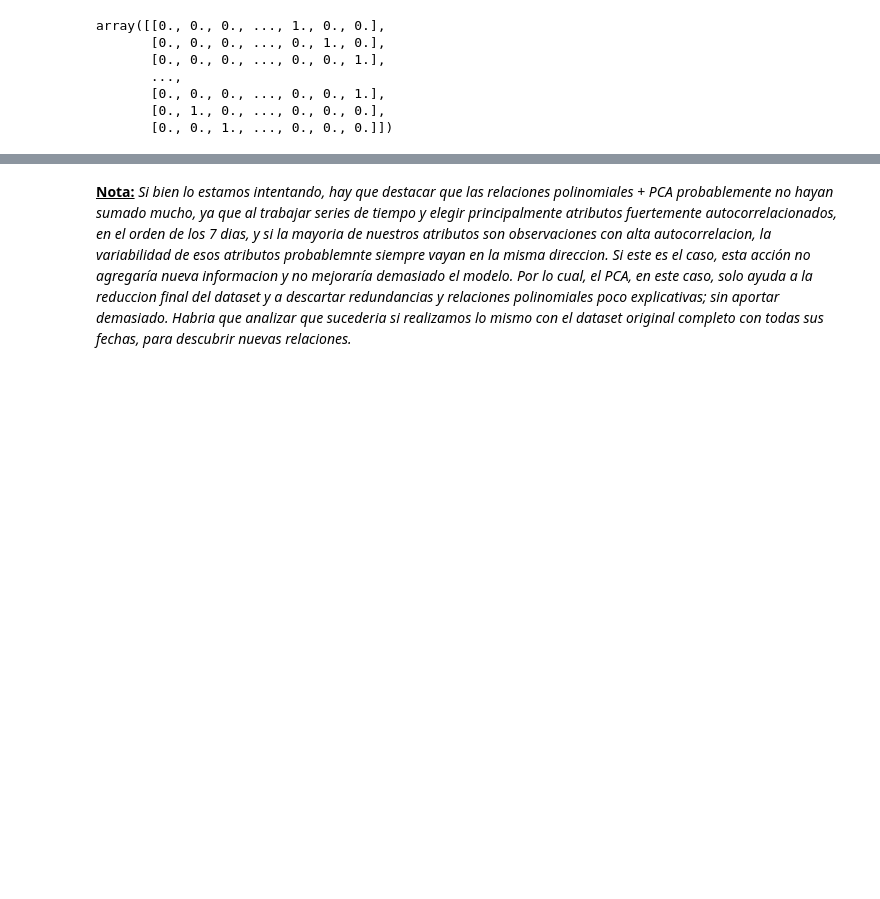
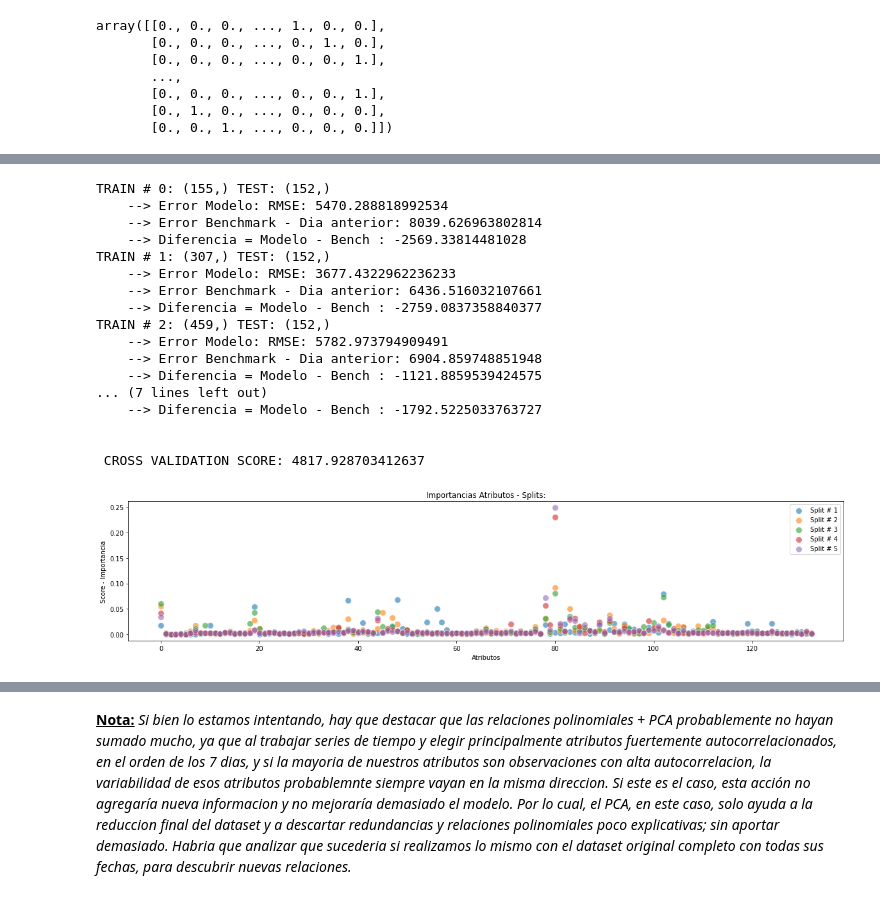
Before and after one commit to torres-federico-e/DS_acamica_time_series_4, a Jupyter notebook: Proyecto 4 - Mejoras - Series de Tiempo.ipynb, the cells around one changed output, grey strips where cells are left out. Cells and saved outputs as stored; diff of their text form; code cells hidden in the pictures; blank space fills up the shorter version.

```diff
--- a/Proyecto 4 - Mejoras - Series de Tiempo.ipynb
+++ b/Proyecto 4 - Mejoras - Series de Tiempo.ipynb
@@ -264,0 +316,3 @@ Realizamos descomposicion PCA para seleccionar atributos y descartar relaciones
+# %%
+X_new = np.concatenate((dummies, scaled_poly), axis =1)
+pd.DataFrame(X_new).tail()
@@ -264,0 +327,23 @@ Realizamos descomposicion PCA para seleccionar atributos y descartar relaciones
+# %%
+from sklearn.ensemble import RandomForestRegressor
+rf = RandomForestRegressor(n_estimators=100, random_state=42, n_jobs = -1)
+results = cross_validation_ts(X_new, rf, n_splits=5, figsize=(20,4))
+# %% [output]
+TRAIN # 0: (155,) TEST: (152,)
+    --> Error Modelo: RMSE: 5470.288818992534
+    --> Error Benchmark - Dia anterior: 8039.626963802814
+    --> Diferencia = Modelo - Bench : -2569.33814481028
+TRAIN # 1: (307,) TEST: (152,)
+    --> Error Modelo: RMSE: 3677.4322962236233
+    --> Error Benchmark - Dia anterior: 6436.516032107661
+    --> Diferencia = Modelo - Bench : -2759.0837358840377
+TRAIN # 2: (459,) TEST: (152,)
+    --> Error Modelo: RMSE: 5782.973794909491
+    --> Error Benchmark - Dia anterior: 6904.859748851948
+    --> Diferencia = Modelo - Bench : -1121.8859539424575
+... (7 lines left out)
+    --> Diferencia = Modelo - Bench : -1792.5225033763727
+
+
+ CROSS VALIDATION SCORE: 4817.928703412637
+[figure, added]
```
Also changed, not shown: parts of 49 cells of this notebook.
